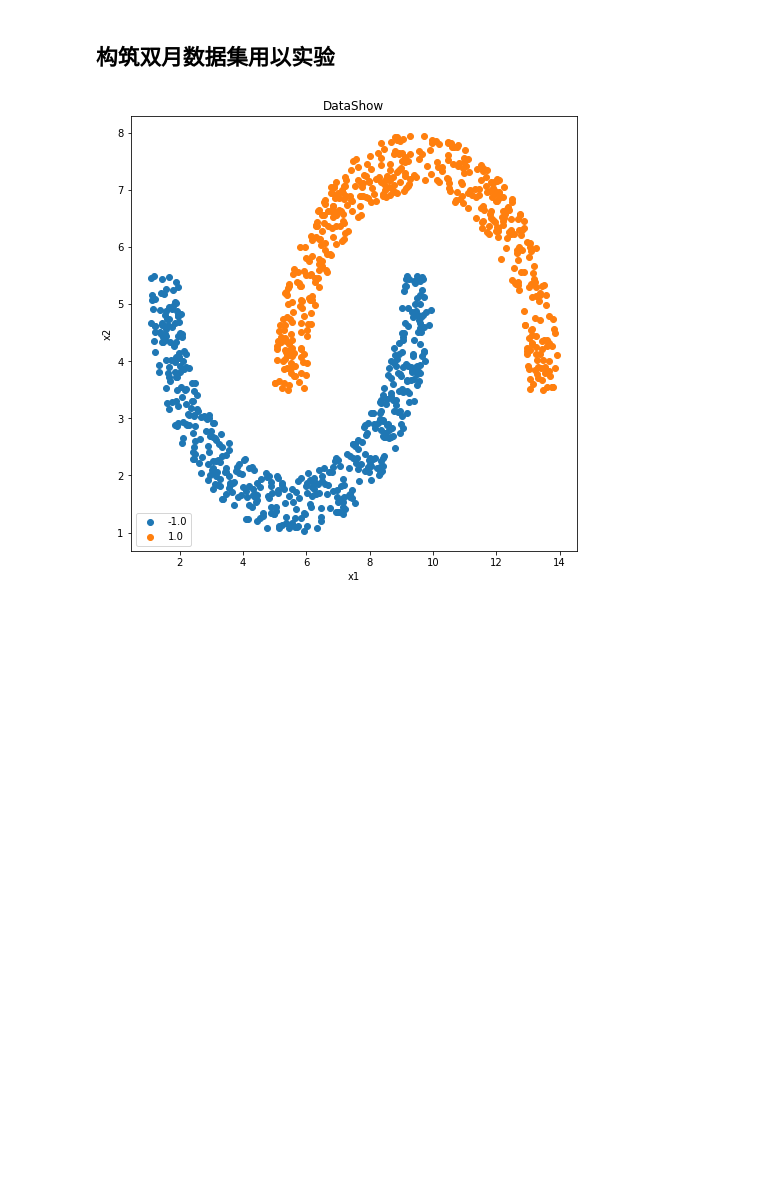
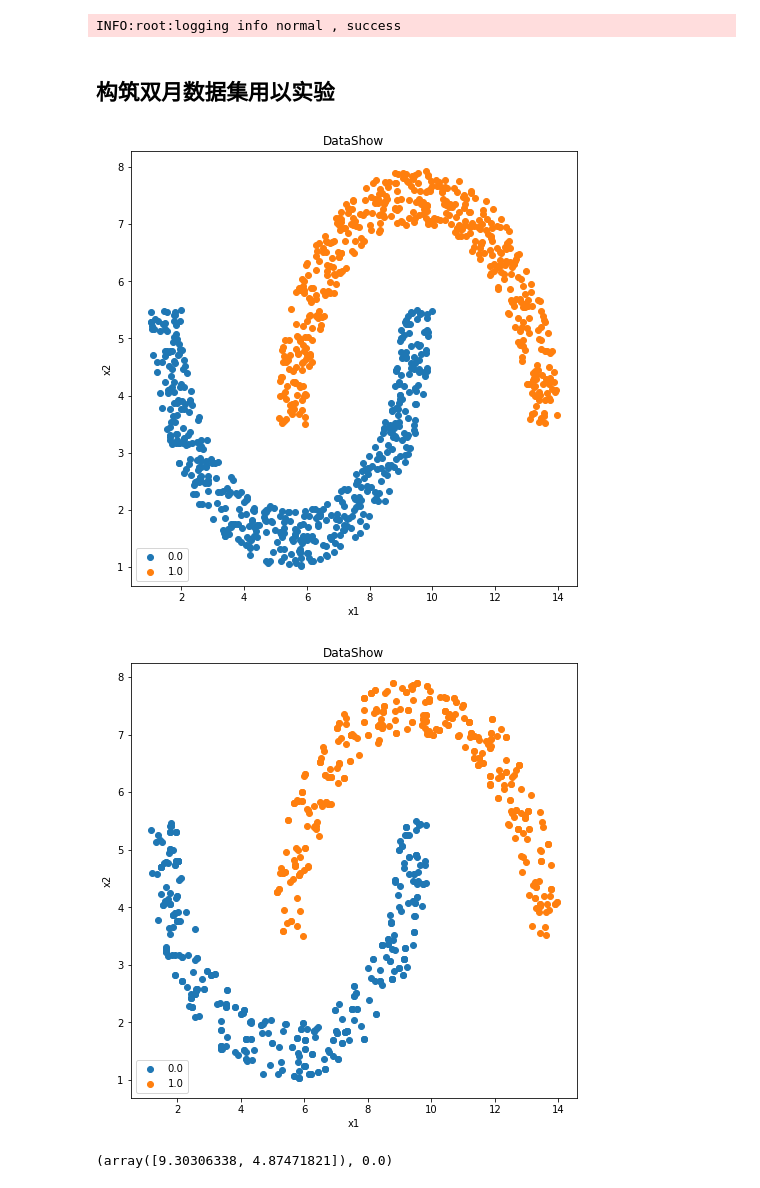
Before and after one commit to JingYu0266/ML-algorithm-implementation, a Jupyter notebook: MultilayerPerceptron/MLP.ipynb, the cells around one changed output. Drawn from its saved outputs; the diff is of its cells as text; code cells hidden in the pictures; blank space fills up the shorter version.

```diff
--- a/MultilayerPerceptron/MLP.ipynb
+++ b/MultilayerPerceptron/MLP.ipynb
@@ -13,13 +13,22 @@ from JY_Toolkit import Jy_dataShow
 random_seed = 5225
 
 logging.basicConfig(level=logging.INFO)
+logging.info(f'logging info normal , success')
+# %% [output]
+INFO:root:logging info normal , success
 # %% [markdown]
 ## 构筑双月数据集用以实验
 # %%
-X,y = JY_Toolkit.Jy_makeDataset.draw_HalfMoon(n_sample=1000,slope= 0,ver_distance=-2,positive_val=1,negative_val=-1)
+X,y = JY_Toolkit.Jy_makeDataset.draw_HalfMoon(n_sample=1000,slope= 0,ver_distance=-2,positive_val=1,negative_val=0)
 Jy_dataShow.show_TwoDimData(X,y)
+X_train,X_test,y_train,y_test = JY_Toolkit.Jy_dataSetProcess.Jy_train_test_split(X,y)
+Jy_dataShow.show_TwoDimData(X_train,y_train)
+
+X_train[0],y_train[0]
 # %% [output]
-[figure, old version]
+[figure, new version]
+[figure, added]
+(array([9.30306338, 4.87471821]), 0.0)
 # %%
 class MLP(object):
     def __init__(self,
```
Also changed, not shown: parts of 2 cells of this notebook, 1 other file.
